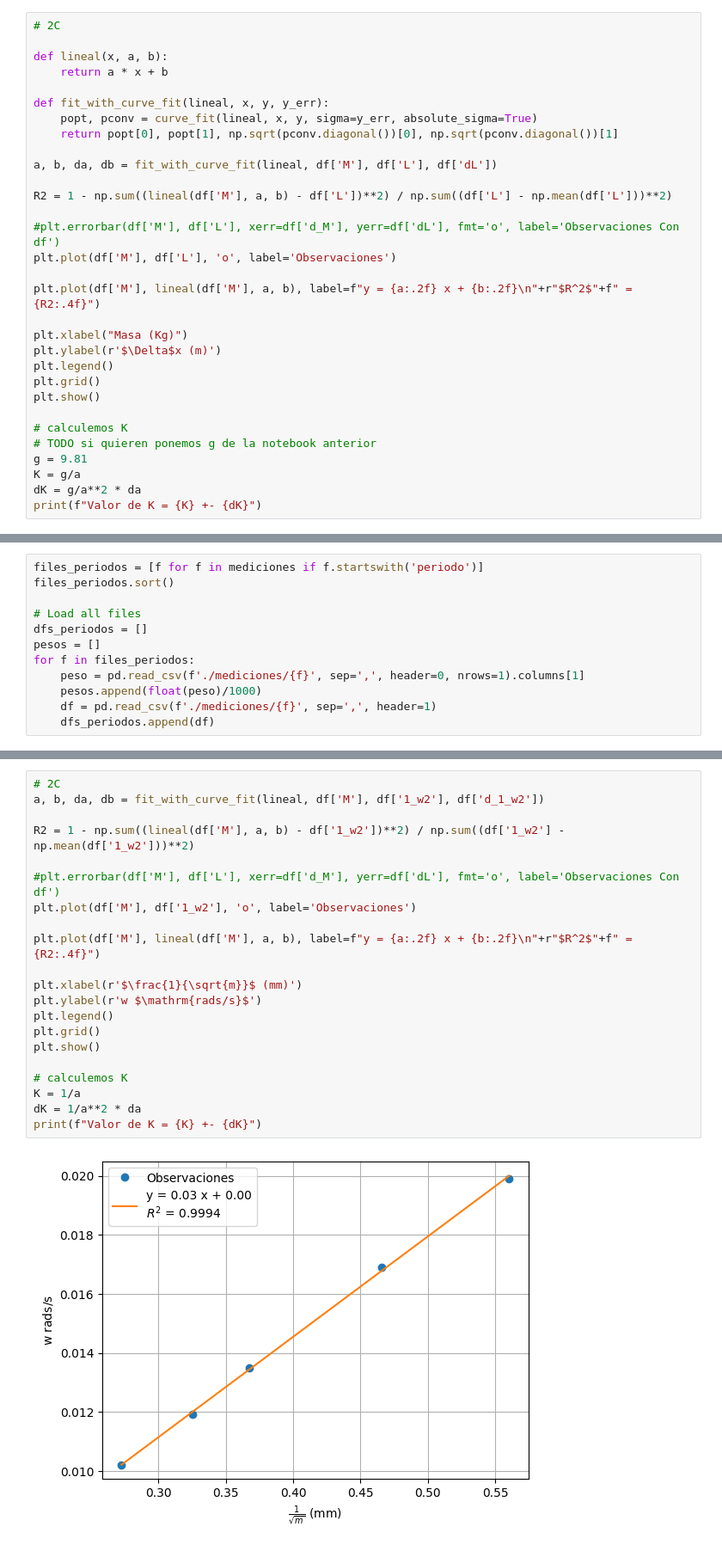
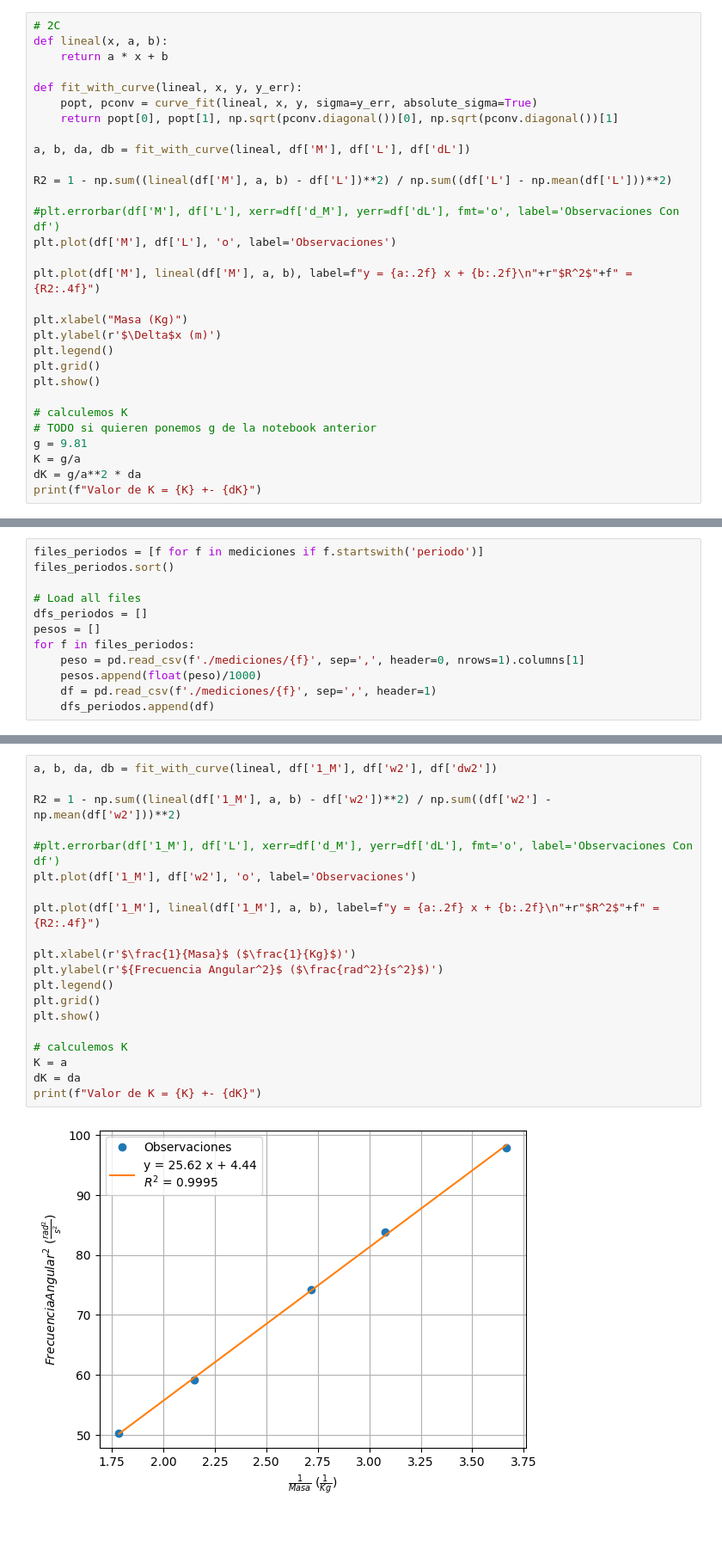
Before and after one commit to MatiMoran/Mecanica-y-Termodinamica-2024-1C, a Jupyter notebook: laboratorios/Labo04-05/Labo03.ipynb, the cells around one changed output, grey strips where cells are left out. Shown at 86% size. Saved outputs shown, nothing was run; the diff lists cells and outputs as text; blank space fills up the shorter version.

```diff
--- a/laboratorios/Labo04-05/Labo03.ipynb
+++ b/laboratorios/Labo04-05/Labo03.ipynb
@@ -177,15 +176,14 @@ print(res)
 ['L', 'L', 'L', 'L', 'L', 'L', 'L', 'L', 'L']
 # %%
 # 2C
-
 def lineal(x, a, b):
     return a * x + b
 
-def fit_with_curve_fit(lineal, x, y, y_err):
+def fit_with_curve(lineal, x, y, y_err):
     popt, pconv = curve_fit(lineal, x, y, sigma=y_err, absolute_sigma=True)
     return popt[0], popt[1], np.sqrt(pconv.diagonal())[0], np.sqrt(pconv.diagonal())[1]
 
-a, b, da, db = fit_with_curve_fit(lineal, df['M'], df['L'], df['dL'])
+a, b, da, db = fit_with_curve(lineal, df['M'], df['L'], df['dL'])
 
 R2 = 1 - np.sum((lineal(df['M'], a, b) - df['L'])**2) / np.sum((df['L'] - np.mean(df['L']))**2)
 
@@ -423,23 +359,22 @@ print(res)
 # %%
-# 2C
-a, b, da, db = fit_with_curve_fit(lineal, df['M'], df['1_w2'], df['d_1_w2'])
+a, b, da, db = fit_with_curve(lineal, df['1_M'], df['w2'], df['dw2'])
 
-R2 = 1 - np.sum((lineal(df['M'], a, b) - df['1_w2'])**2) / np.sum((df['1_w2'] - np.mean(df['1_w2']))**2)
+R2 = 1 - np.sum((lineal(df['1_M'], a, b) - df['w2'])**2) / np.sum((df['w2'] - np.mean(df['w2']))**2)
 
-#plt.errorbar(df['M'], df['L'], xerr=df['d_M'], yerr=df['dL'], fmt='o', label='Observaciones Con df')
-plt.plot(df['M'], df['1_w2'], 'o', label='Observaciones')
+#plt.errorbar(df['1_M'], df['L'], xerr=df['d_M'], yerr=df['dL'], fmt='o', label='Observaciones Con df')
+plt.plot(df['1_M'], df['w2'], 'o', label='Observaciones')
 
-plt.plot(df['M'], lineal(df['M'], a, b), label=f"y = {a:.2f} x + {b:.2f}\n"+r"$R^2$"+f" = {R2:.4f}")
+plt.plot(df['1_M'], lineal(df['1_M'], a, b), label=f"y = {a:.2f} x + {b:.2f}\n"+r"$R^2$"+f" = {R2:.4f}")
 
-plt.xlabel(r'$\frac{1}{\sqrt{m}}$ (mm)')
-plt.ylabel(r'w $\mathrm{rads/s}$')
+plt.xlabel(r'$\frac{1}{Masa}$ ($\frac{1}{Kg}$)')
+plt.ylabel(r'${Frecuencia Angular^2}$ ($\frac{rad^2}{s^2}$)')
 plt.legend()
 plt.grid()
 plt.show()
 
 # calculemos K
-K = 1/a
-dK = 1/a**2 * da
+K = a
+dK = da
 print(f"Valor de K = {K} +- {dK}")
 # %% [output]
-[figure, old version]
+[figure, new version]
```
Also changed, not shown: parts of 18 cells of this notebook, 2 other files.
